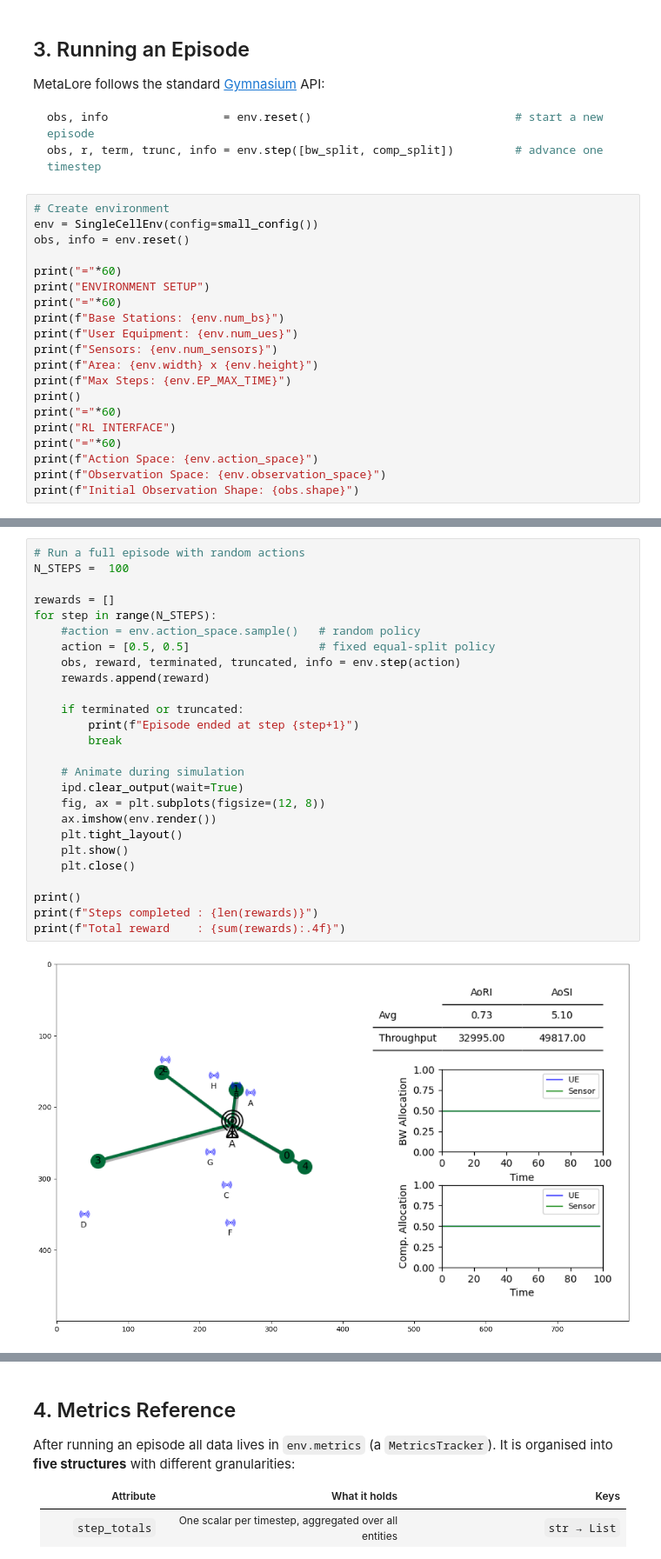
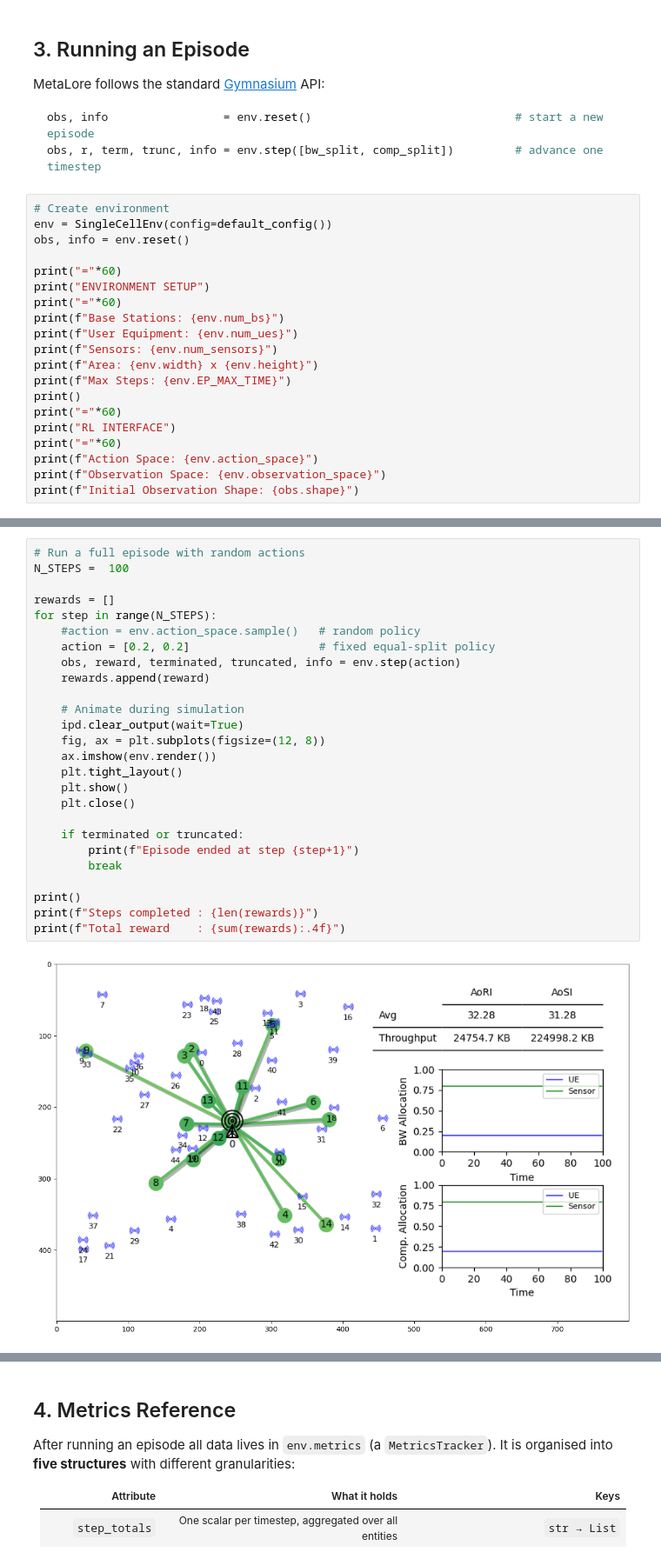
Before and after one commit to elifohri/MetaLore-simulator, a Jupyter notebook: test_metrics_notebook.ipynb, the cells around one changed output, grey strips where cells are left out. Shown at 87% size. Saved outputs shown, nothing was run; the diff lists cells and outputs as text.

````diff
--- a/test_metrics_notebook.ipynb
+++ b/test_metrics_notebook.ipynb
@@ -114,7 +114,7 @@ obs, r, term, trunc, info = env.step([bw_split, comp_split])         # advance o
 ```
 # %%
 # Create environment
-env = SingleCellEnv(config=small_config())
+env = SingleCellEnv(config=default_config())
 obs, info = env.reset()
 
 print("="*60)
@@ -151,31 +151,31 @@ Initial Observation Shape: (2,)
 # %%
 # Run a full episode with random actions
 N_STEPS =  100
 
 rewards = []
 for step in range(N_STEPS):
     #action = env.action_space.sample()   # random policy
-    action = [0.5, 0.5]                   # fixed equal-split policy
+    action = [0.2, 0.2]                   # fixed equal-split policy
     obs, reward, terminated, truncated, info = env.step(action)
     rewards.append(reward)
-
-    if terminated or truncated:
-        print(f"Episode ended at step {step+1}")
-        break
 
     # Animate during simulation
     ipd.clear_output(wait=True)
     fig, ax = plt.subplots(figsize=(12, 8))
     ax.imshow(env.render())
     plt.tight_layout()
     plt.show()
     plt.close()
 
+    if terminated or truncated:
+        print(f"Episode ended at step {step+1}")
+        break
+
 print()
 print(f"Steps completed : {len(rewards)}")
 print(f"Total reward    : {sum(rewards):.4f}")
 # %% [output]
-[figure, old version]
+[figure, new version]
 Episode ended at step 100
 
 Steps completed : 100
````
Also changed, not shown: parts of 10 cells of this notebook, 12 other files.
